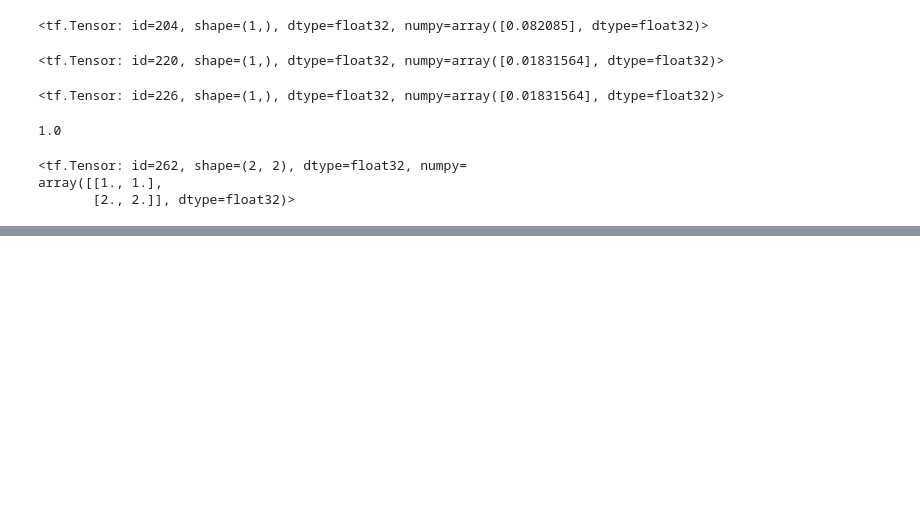
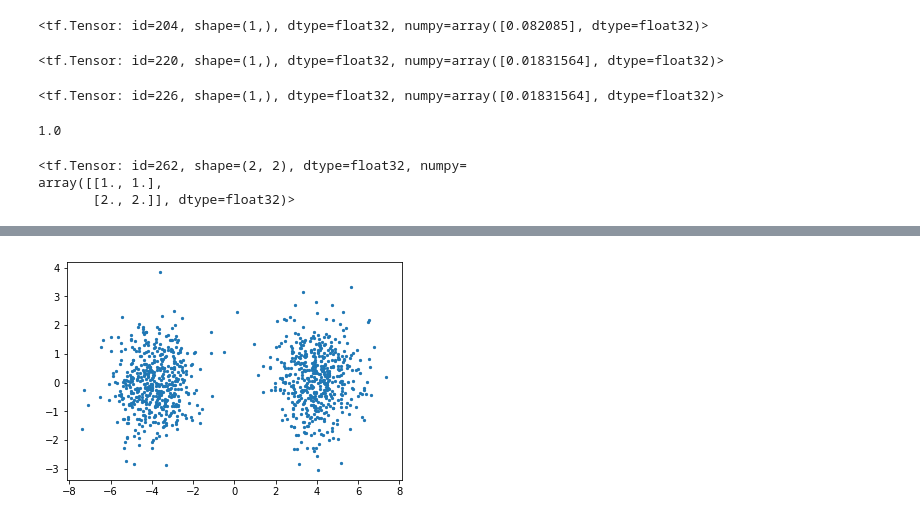
Before and after one commit to alanmluu/MCMC, a Jupyter notebook: notebooks/Untitled.ipynb, the cells around one changed output, grey strips where cells are left out. Saved outputs shown, nothing was run; the diff lists cells and outputs as text; code cells hidden in the pictures; blank space fills up the shorter version.

```diff
--- a/notebooks/Untitled.ipynb
+++ b/notebooks/Untitled.ipynb
@@ -269,0 +432,12 @@ array([[1., 1.],
+# %%
+mus = np.array([[-4, 0], [4,0]])
+# %%
+sigmas = np.array([[[1,0],[0,1]], [[1,0],[0,1]]])
+# %%
+pis = np.array([0.5, 0.5])
+# %%
+gmm = GMM(mus, sigmas, pis)
+# %%
+gmm.viz(1000)
+# %% [output]
+[figure, added]
```
Also changed, not shown: parts of 63 cells of this notebook, 4 other files.
